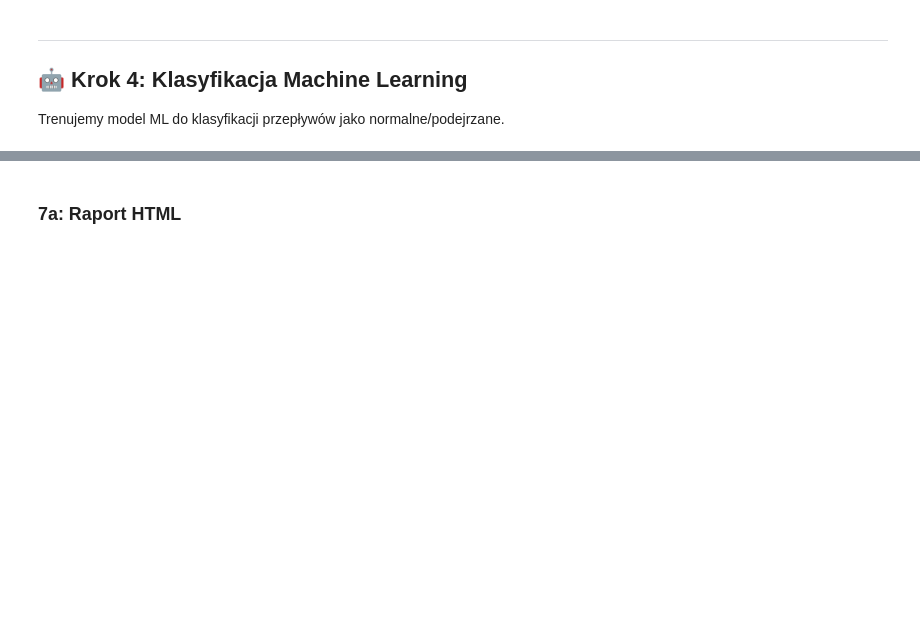
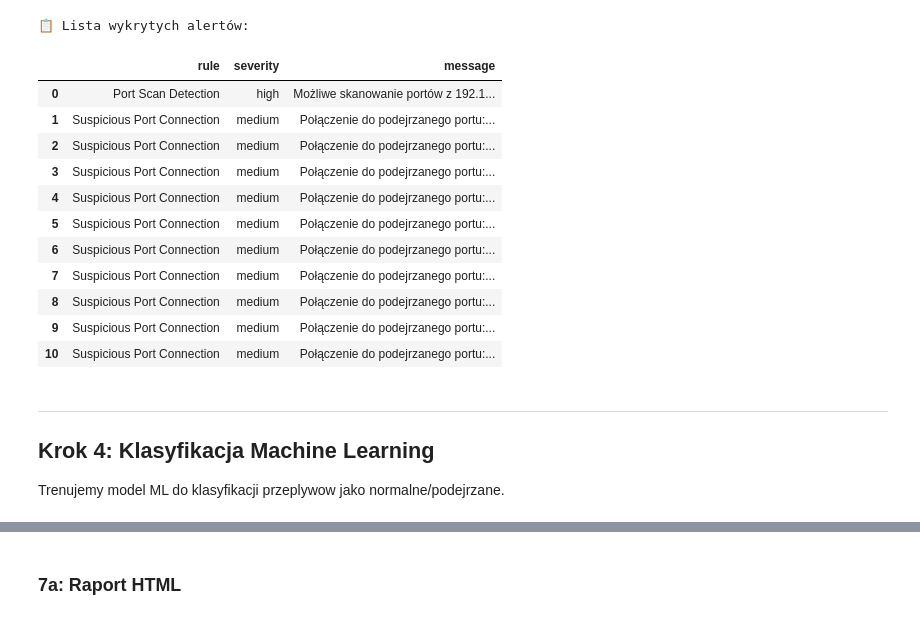
Before and after one commit to PawelMurdzek/network-analytic, a Jupyter notebook: full_workflow.ipynb, the cells around one changed output, grey strips where cells are left out. Saved outputs shown, nothing was run; the diff lists cells and outputs as text; code cells hidden in the pictures; blank space fills up the shorter version.

```diff
--- a/full_workflow.ipynb
+++ b/full_workflow.ipynb
@@ -66,18 +124,35 @@ Uruchamiamy silnik detekcji z regułami:
 # %%
 from detection_rules.detection_rules import create_default_detection_engine
+from detection_rules.sigma_handler import SigmaRuleEngine
 
-# Inicjalizacja silnika detekcji
+# Inicjalizacja silnika detekcji Python
 engine = create_default_detection_engine()
 
-# Uruchomienie detekcji
+# Uruchomienie detekcji Python rules
 alerts = engine.run_detection(flows)
 alerts_df = engine.get_alerts_dataframe()
 
+# Wczytanie i uruchomienie regul Sigma
+sigma_engine = SigmaRuleEngine()
+sigma_engine.load_rules_from_directory("detection_rules/sigma_rules")
+sigma_alerts = sigma_engine.run_detection(flows)
+
+# Polaczenie alertow
+if sigma_alerts:
+    import pandas as pd
+    sigma_df = pd.DataFrame(sigma_alerts)
+    if not alerts_df.empty:
+        alerts_df = pd.concat([alerts_df, sigma_df], ignore_index=True)
+    else:
+        alerts_df = sigma_df
+
 print("=" * 50)
-print("🚨 WYNIKI DETEKCJI")
+print("WYNIKI DETEKCJI")
 print("=" * 50)
-print(f"Wykryto alertów: {len(alerts)}")
+print(f"Alerty Python rules: {len(alerts)}")
+print(f"Alerty Sigma rules:  {len(sigma_alerts)}")
+print(f"RAZEM:               {len(alerts_df)}")
 
 if not alerts_df.empty and 'severity' in alerts_df.columns:
-    print("\nRozkład według severity:")
+    print("\nRozklad wedlug severity:")
     print(alerts_df['severity'].value_counts().to_string())
@@ -84,15 +194,29 @@ if not alerts_df.empty and 'severity' in alerts_df.columns:
 # %%
-# Lista alertów
+# Lista alertow
 if not alerts_df.empty:
-    print("\n📋 Lista wykrytych alertów:")
-    display(alerts_df[['rule', 'severity', 'message']].head(15))
+    print("\nLista wykrytych alertow:")
+    display(alerts_df[['rule', 'severity', 'message']].head(20))
 else:
-    print("Brak alertów")
+    print("Brak alertow")
+# %% [output]
+📋 Lista wykrytych alertów:
+|  | rule | severity | message |
+| 0 | Port Scan Detection | high | Możliwe skanowanie portów z 192.1... |
+| 1 | Suspicious Port Connection | medium | Połączenie do podejrzanego portu:... |
+| 2 | Suspicious Port Connection | medium | Połączenie do podejrzanego portu:... |
+| 3 | Suspicious Port Connection | medium | Połączenie do podejrzanego portu:... |
+| 4 | Suspicious Port Connection | medium | Połączenie do podejrzanego portu:... |
+| 5 | Suspicious Port Connection | medium | Połączenie do podejrzanego portu:... |
+| 6 | Suspicious Port Connection | medium | Połączenie do podejrzanego portu:... |
+| 7 | Suspicious Port Connection | medium | Połączenie do podejrzanego portu:... |
+| 8 | Suspicious Port Connection | medium | Połączenie do podejrzanego portu:... |
+| 9 | Suspicious Port Connection | medium | Połączenie do podejrzanego portu:... |
+| 10 | Suspicious Port Connection | medium | Połączenie do podejrzanego portu:... |
 # %% [markdown]
 ---
-## 🤖 Krok 4: Klasyfikacja Machine Learning
+## Krok 4: Klasyfikacja Machine Learning
 
-Trenujemy model ML do klasyfikacji przepływów jako normalne/podejrzane.
+Trenujemy model ML do klasyfikacji przeplywow jako normalne/podejrzane.
 # %%
 from models.ml_classifier import NetworkMLClassifier
 
```
Also changed, not shown: parts of 33 cells of this notebook, 27 other files.
